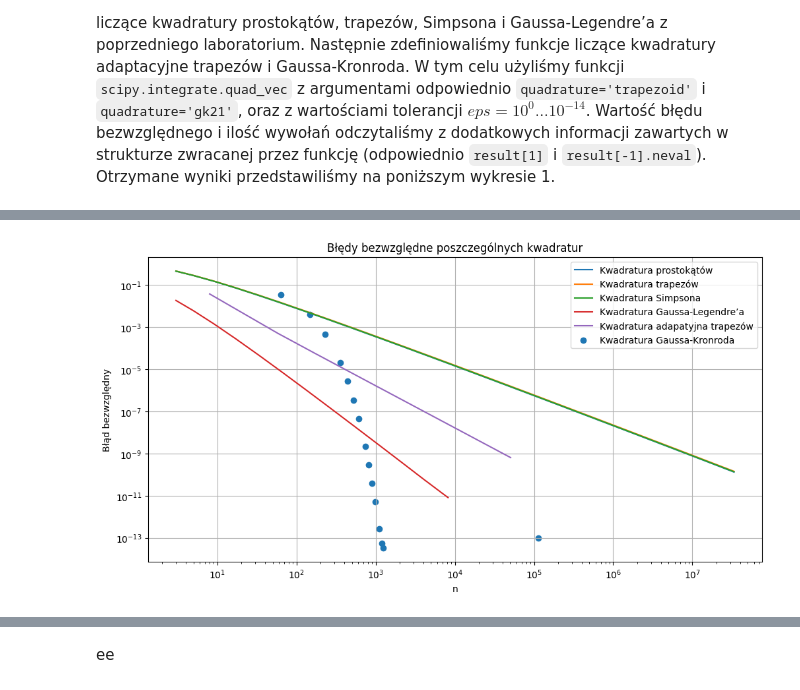
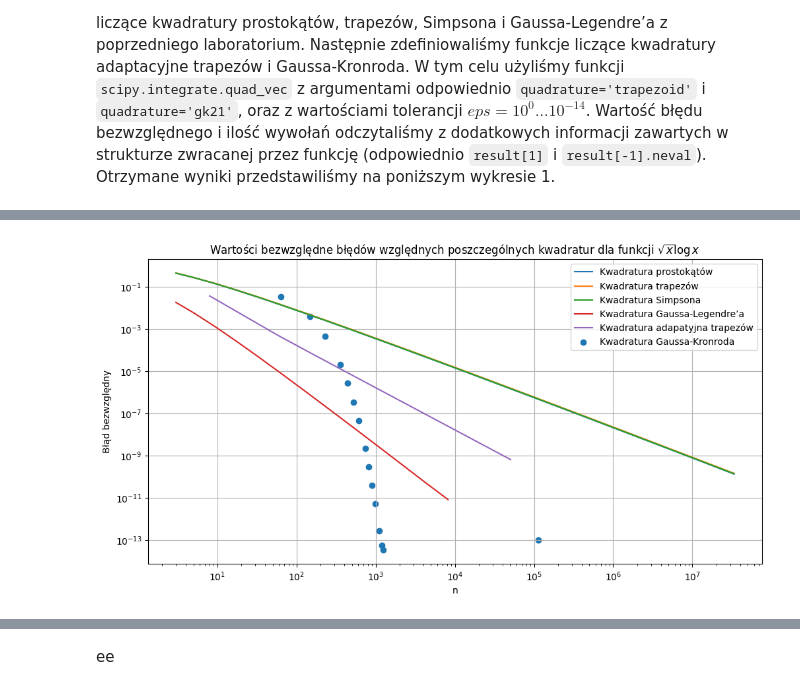
Before and after one commit to lythx/MOWNIT, a Jupyter notebook: lab7/merge.ipynb, the cells around one changed output, grey strips where cells are left out. Drawn from its saved outputs; the diff is of its cells as text; code cells hidden in the pictures.

```diff
--- a/lab7/merge.ipynb
+++ b/lab7/merge.ipynb
@@ -99,5 +105,5 @@ plt.show()
 # %%
-def calc_and_plot_err(f, real_integral_val):
+def calc_and_plot_err(f, real_integral_val, f_string):
     a = 0
     b = 1
 
@@ -165,7 +171,7 @@ def calc_and_plot_err(f, real_integral_val):
     vals_gauss = np.array([np.sum(f(x) * 0.5 * w) for (x, w) in zip(x_vec_gauss, w_vec_gauss)])
     gaus_err = np.abs((vals_gauss - real_integral_val) / real_integral_val)
     plt.figure(figsize=(12, 6))
-    plt.title("Błędy bezwzględne poszczególnych kwadratur")
+    plt.title(f"Wartości bezwzględne błędów względnych poszczególnych kwadratur dla funkcji {f_string}")
     plt.loglog(n_vec, quad_err, label="Kwadratura prostokątów")
     plt.loglog(n_vec, trap_err, label="Kwadratura trapezów")
     plt.loglog(n_vec, simps_err, label="Kwadratura Simpsona")
@@ -180,10 +186,10 @@ def calc_and_plot_err(f, real_integral_val):
 # %%
 def fa(x):
     return np.sqrt(x) * np.log(x)
 
 real_val_a = -4/9
 
-calc_and_plot_err(fa, real_val_a)
+calc_and_plot_err(fa, real_val_a, "$\\sqrt{x} \\log x$")
 # %% [output]
-[figure, old version]
+[figure, new version]
 # %% [markdown]
```
Also changed, not shown: parts of 5 cells of this notebook.
